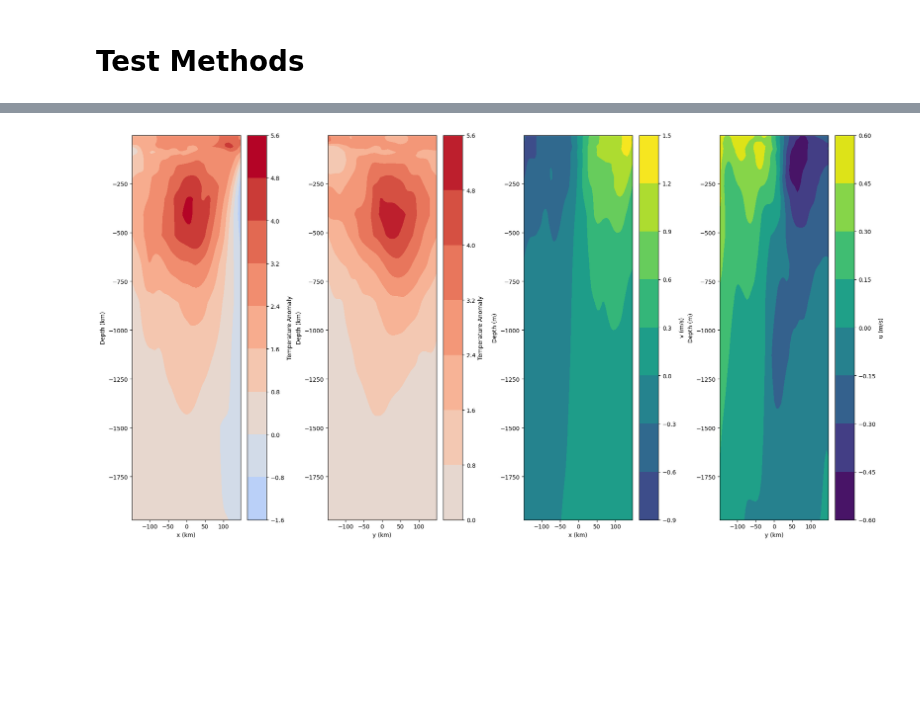
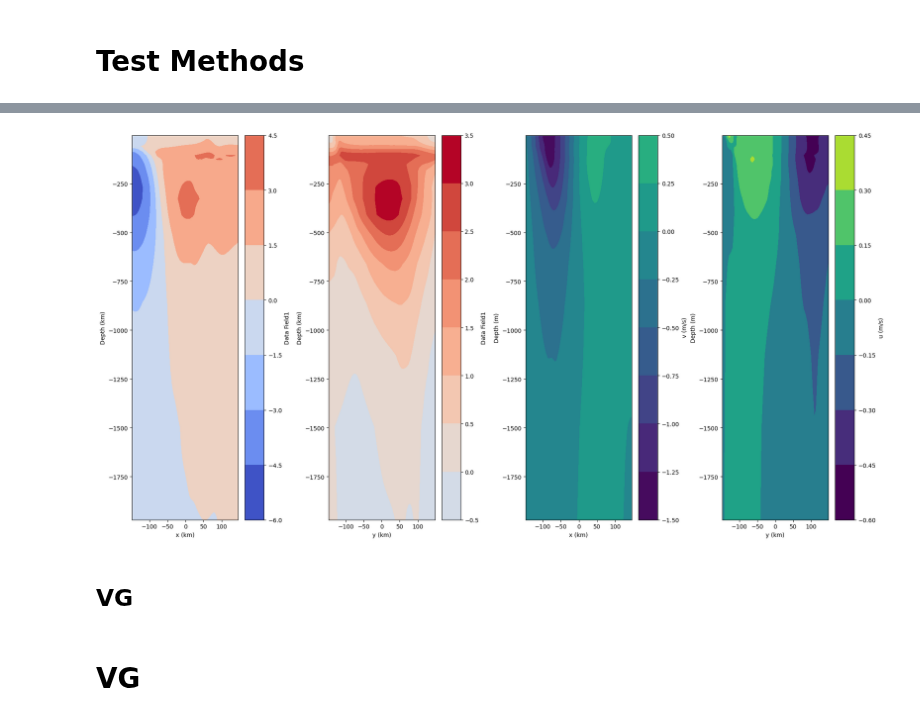
Before and after one commit to regdowse/UNSW-MRes, a Jupyter notebook: MRes/Eddy_Structure_Approaches/Test_Methods.ipynb, the cells around one changed output, grey strips where cells are left out. Saved outputs shown, nothing was run; the diff lists cells and outputs as text; code cells hidden in the pictures; blank space fills up the shorter version.

```diff
--- a/MRes/Eddy_Structure_Approaches/Test_Methods.ipynb
+++ b/MRes/Eddy_Structure_Approaches/Test_Methods.ipynb
@@ -279,10 +270,18 @@ import matplotlib.colors as mcolors
 DISPLAY_WIDTH = 300000
 DEPTH_LVL_LIMIT = 25
 
-DataField1 = TemperatureAnomaly
+eddy = 'Eddy22'
+
+U = sample_data[eddy]['U']
+V = sample_data[eddy]['V']
+TA = sample_data[eddy]['TA']
+
+t = TA.shape[-1] // 2
+
+DataField1 = TA
 
 DataField1_name = get_variable_name(DataField1)
-DataField1 = np.squeeze(DataField1[:, :, :, t_mod])
+DataField1 = np.squeeze(DataField1[:, :, :, t])
 
 i_left, i_right, j_down, j_up = grid_finder(i_search, j_search, DISPLAY_WIDTH)
 x, y = eddy_centric_grid_distances(i_search, j_search, i_left, i_right, j_down, j_up)
@@ -299,33 +298,35 @@ axs[0].set_ylabel('Depth (km)')
 fig.colorbar(c1, ax=axs[0], label=DataField1_name)
 
 # Second subplot
 DataField1_cross = DataField1[i_search, j_down:j_up, :DEPTH_LVL_LIMIT]
 Y, Z = np.meshgrid(y, z_r[150, 150, :DEPTH_LVL_LIMIT])
 DataField1_data_range = np.nanmax(np.abs(DataField1_cross))
 c2 = axs[1].contourf(Y, Z, DataField1_cross.T, cmap='coolwarm', vmin=-DataField1_data_range, vmax=DataField1_data_range)
 axs[1].set_xlabel('y (km)')
 axs[1].set_ylabel('Depth (km)')
 fig.colorbar(c2, ax=axs[1], label=DataField1_name)
 
 # Second subplot
-v_cross = V[i_left:i_right, j_search, :DEPTH_LVL_LIMIT, t_mod]
+v_cross = V[i_left:i_right, j_search, :DEPTH_LVL_LIMIT, t]
 v_data_range = np.nanmax(np.abs(v_cross))
 X, Z = np.meshgrid(x, z_r[150, 150, :DEPTH_LVL_LIMIT])
 c1 = axs[2].contourf(X, Z, v_cross.T, cmap='viridis', vmin=-v_data_range, vmax=v_data_range)
 axs[2].set_xlabel('x (km)')
 axs[2].set_ylabel('Depth (m)')
 fig.colorbar(c1, ax=axs[2], label='v (m/s)')
 
 # Third subplot
-u_cross = U[i_search, j_down:j_up, :DEPTH_LVL_LIMIT, t_mod]
+u_cross = U[i_search, j_down:j_up, :DEPTH_LVL_LIMIT, t]
 u_data_range = np.nanmax(np.abs(u_cross))
 Y, Z = np.meshgrid(y, z_r[150, 150, :DEPTH_LVL_LIMIT])
 c2 = axs[3].contourf(Y, Z, u_cross.T, cmap='viridis', vmin=-u_data_range, vmax=u_data_range)
 axs[3].set_xlabel('y (km)')
 axs[3].set_ylabel('Depth (m)')
 fig.colorbar(c2, ax=axs[3], label='u (m/s)')
 
 plt.tight_layout()
 plt.show()
 # %% [output]
-[figure, old version]
+[figure, new version]
+# %% [markdown]
+## VG
@@ -331,0 +558,2 @@ plt.show()
+# %% [markdown]
+# VG
```
Also changed, not shown: parts of 13 cells of this notebook.
